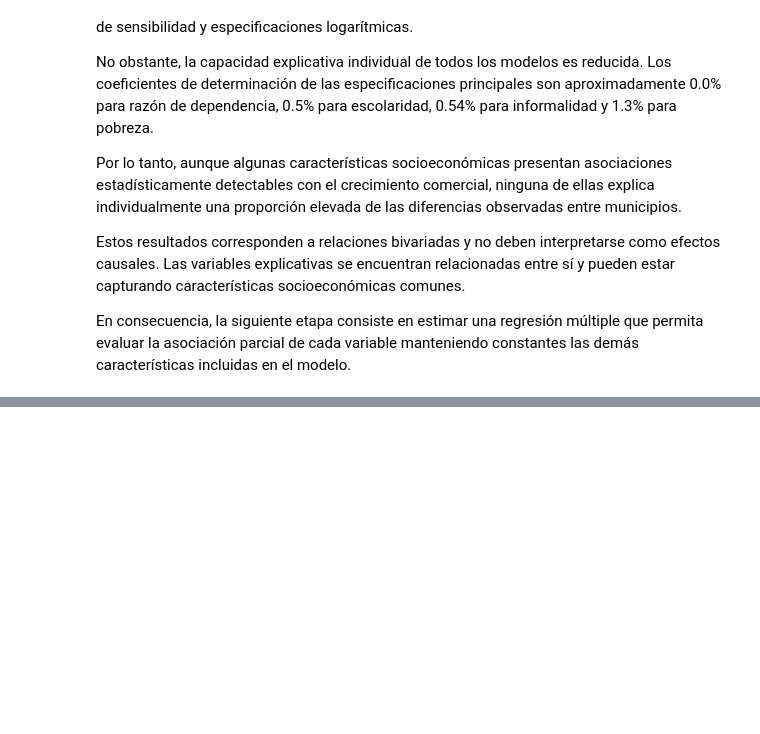
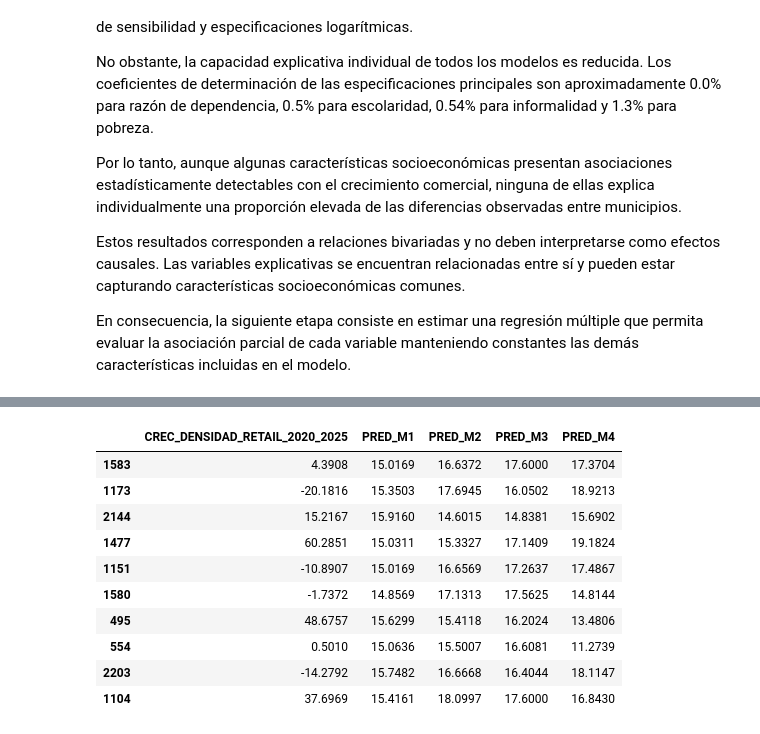
Before and after one commit to Nash963/atractividad-comercial-municipal-mexico, a Jupyter notebook: notebooks/10_regresion_lineal_simple.ipynb, the cells around one changed output, grey strips where cells are left out. Drawn from its saved outputs; the diff is of its cells as text; code cells hidden in the pictures; blank space fills up the shorter version.

```diff
--- a/notebooks/10_regresion_lineal_simple.ipynb
+++ b/notebooks/10_regresion_lineal_simple.ipynb
@@ -4870,0 +5260,85 @@ constantes las demás características incluidas en el modelo.
+# %%
+# ============================================================
+# 10.7 Predicciones e intervalos sobre muestra de prueba
+# ============================================================
+
+# Conservamos los índices originales de los municipios
+predicciones_test = test_df.copy()
+
+modelos_train = {
+    "M1": modelo_m1_train,
+    "M2": modelo_m2_train,
+    "M3": modelo_m3_train,
+    "M4": modelo_m4_train
+}
+
+for nombre_modelo, modelo in modelos_train.items():
+
+    # Generar predicciones sobre el conjunto de prueba
+    pred = modelo.get_prediction(test_df)
+
+    resumen_pred = pred.summary_frame(
+        alpha=0.05
+    )
+
+    # IMPORTANTE:
+    # .to_numpy() evita que pandas alinee por índices diferentes
+
+    # Predicción puntual
+    predicciones_test[
+        f"PRED_{nombre_modelo}"
+    ] = resumen_pred["mean"].to_numpy()
+
+    # Intervalo de confianza de la media
+    predicciones_test[
+        f"IC95_INF_{nombre_modelo}"
+    ] = resumen_pred["mean_ci_lower"].to_numpy()
+
+    predicciones_test[
+        f"IC95_SUP_{nombre_modelo}"
+    ] = resumen_pred["mean_ci_upper"].to_numpy()
+
+    # Intervalo de predicción individual
+    predicciones_test[
+        f"IP95_INF_{nombre_modelo}"
+    ] = resumen_pred["obs_ci_lower"].to_numpy()
+
+    predicciones_test[
+        f"IP95_SUP_{nombre_modelo}"
+    ] = resumen_pred["obs_ci_upper"].to_numpy()
+
+
+# ============================================================
+# Validaciones
+# ============================================================
+
+print("Observaciones con predicción:", len(predicciones_test))
+
+columnas_predichas = [
+    "PRED_M1",
+    "PRED_M2",
+    "PRED_M3",
+    "PRED_M4"
+]
+
+print("\nValores nulos en las predicciones:")
+print(
+    predicciones_test[
+        columnas_predichas
+    ].isna().sum()
+)
+
+display(
+    predicciones_test[
+        [
+            "CREC_DENSIDAD_RETAIL_2020_2025",
+            "PRED_M1",
+            "PRED_M2",
+            "PRED_M3",
+            "PRED_M4"
+        ]
+    ]
+    .head(10)
+    .round(4)
+)
+# %% [output]
@@ -4870,0 +5353,11 @@ constantes las demás características incluidas en el modelo.
+|  | CREC_DENSIDAD_RETAIL_2020_2025 | PRED_M1 | PRED_M2 | PRED_M3 | PRED_M4 |
+| 1583 | 4.3908 | 15.0169 | 16.6372 | 17.6000 | 17.3704 |
+| 1173 | -20.1816 | 15.3503 | 17.6945 | 16.0502 | 18.9213 |
+| 2144 | 15.2167 | 15.9160 | 14.6015 | 14.8381 | 15.6902 |
+| 1477 | 60.2851 | 15.0311 | 15.3327 | 17.1409 | 19.1824 |
+| 1151 | -10.8907 | 15.0169 | 16.6569 | 17.2637 | 17.4867 |
+| 1580 | -1.7372 | 14.8569 | 17.1313 | 17.5625 | 14.8144 |
+| 495 | 48.6757 | 15.6299 | 15.4118 | 16.2024 | 13.4806 |
+| 554 | 0.5010 | 15.0636 | 15.5007 | 16.6081 | 11.2739 |
+| 2203 | -14.2792 | 15.7482 | 16.6668 | 16.4044 | 18.1147 |
+| 1104 | 37.6969 | 15.4161 | 18.0997 | 17.6000 | 16.8430 |
```
Also changed, not shown: parts of 38 cells of this notebook.
